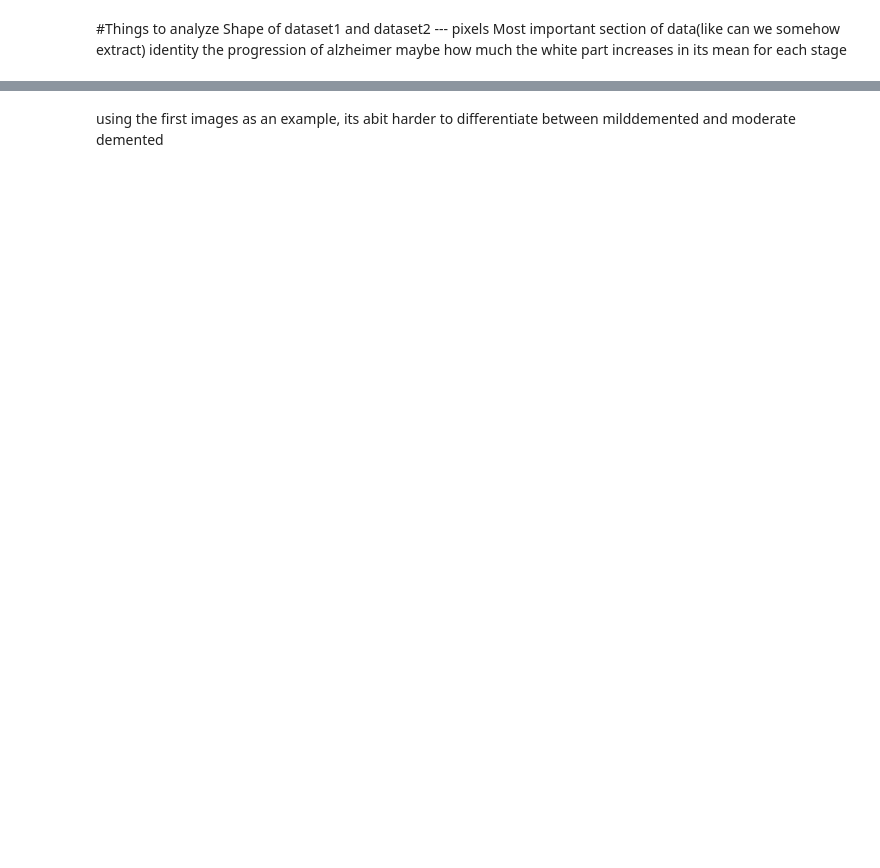
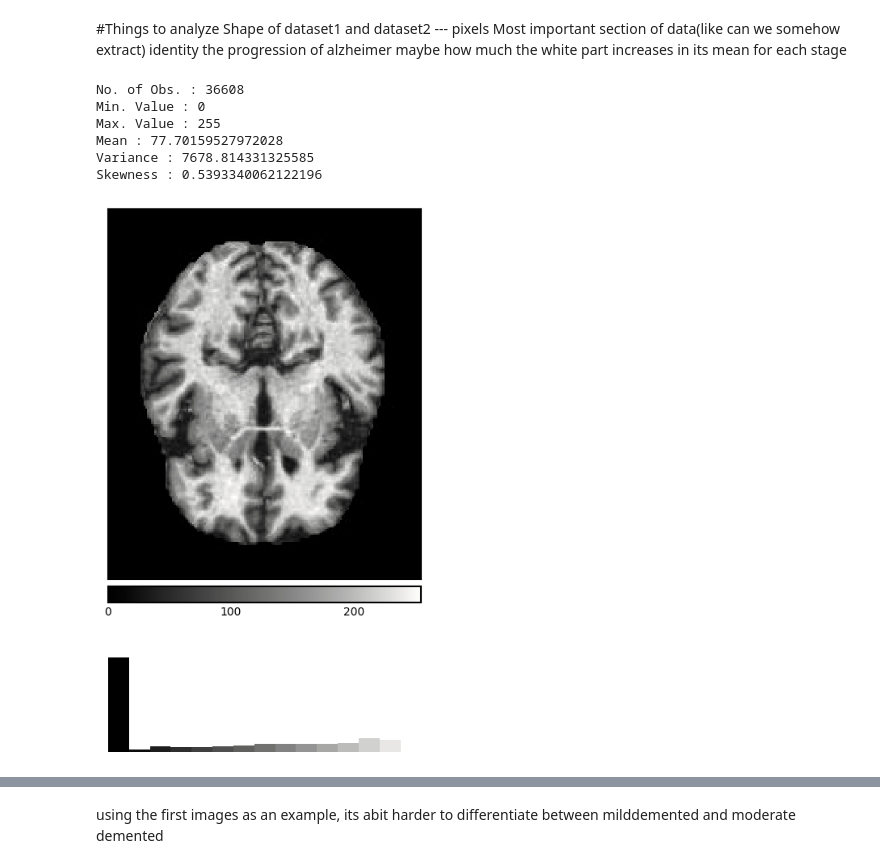
Before and after one commit to Shiraishie/Alzheimer-Detection, a Jupyter notebook: Alzheimer.ipynb, the cells around one changed output, grey strips where cells are left out. Cells and saved outputs as stored; diff of their text form; code cells hidden in the pictures; blank space fills up the shorter version.

```diff
--- a/Alzheimer.ipynb
+++ b/Alzheimer.ipynb
@@ -50,3 +70,13 @@ Clearly shows that dataset is quite imbalanced so things can be done to increase
 Shape of dataset1 and dataset2 --- pixels
 Most important section of data(like can we somehow extract)
 identity the progression of alzheimer maybe how much the white part increases in its mean for each stage
+# %%
+z = isns.imghist(veryMildDemented[1], cmap = 'gray', describe= True, bins = 15, orientation= 'h', alpha= 1)
+# %% [output]
+No. of Obs. : 36608
+Min. Value : 0
+Max. Value : 255
+Mean : 77.70159527972028
+Variance : 7678.814331325585
+Skewness : 0.5393340062122196
+[figure, added]
```
Also changed, not shown: parts of 19 cells of this notebook.
